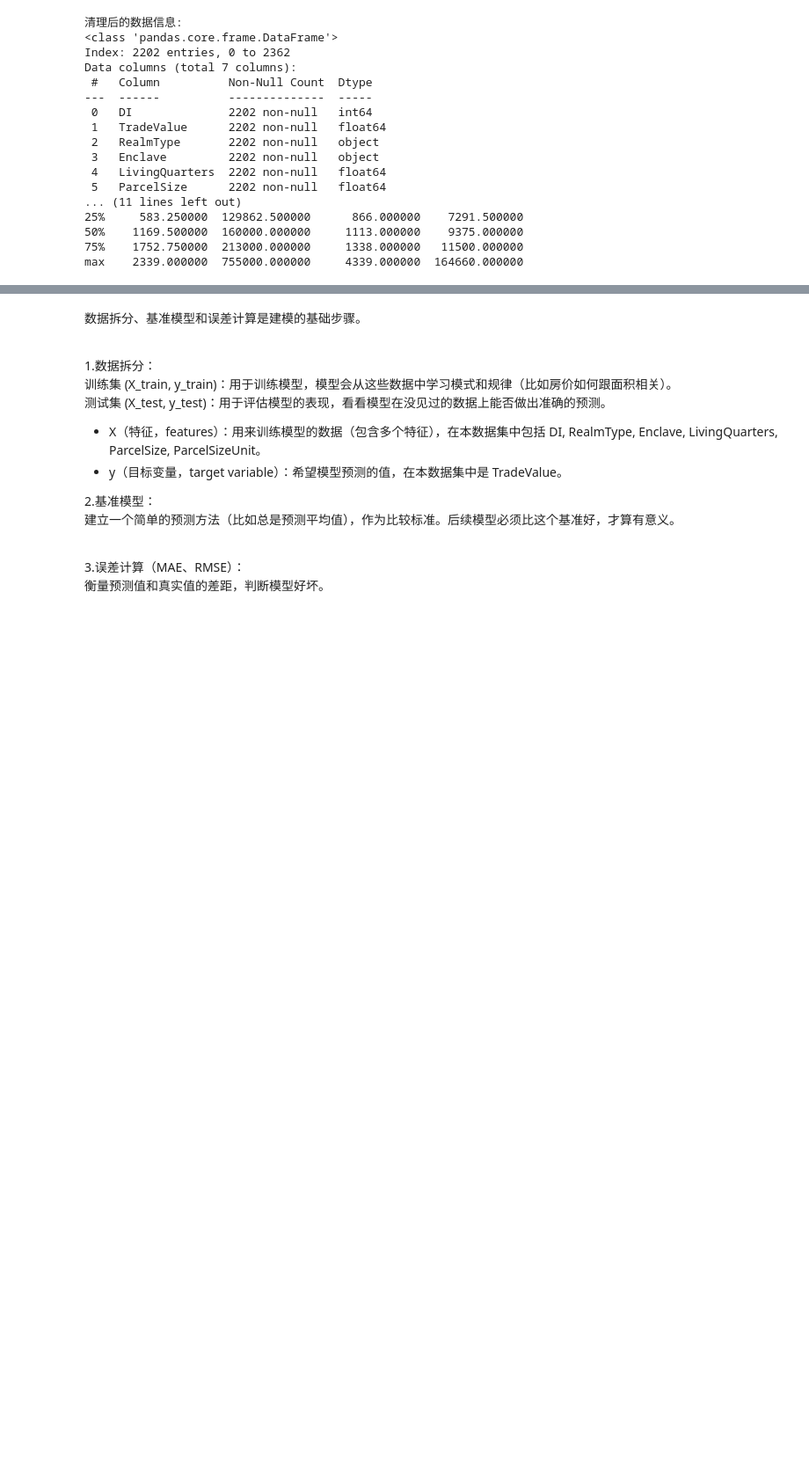
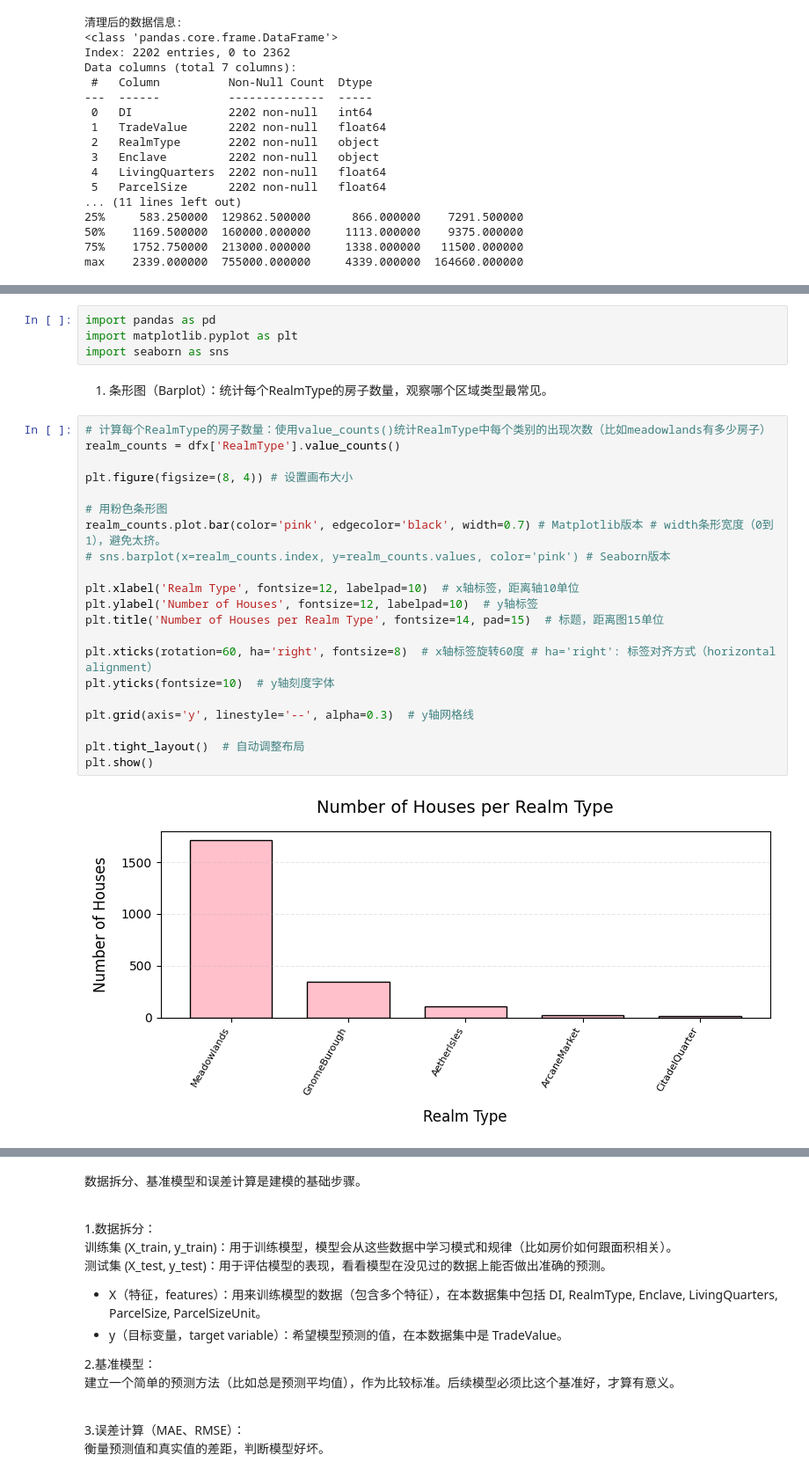
Before and after one commit to Teqden/python-datascience-notes, a Jupyter notebook: self-study/self-study.ipynb, the cells around one changed output, grey strips where cells are left out. Shown: that part at 88% size. Saved outputs shown, nothing was run; the diff lists cells and outputs as text; blank space fills up the shorter version.

```diff
--- a/self-study/self-study.ipynb
+++ b/self-study/self-study.ipynb
@@ -331,0 +341,29 @@ max    2339.000000  755000.000000     4339.000000  164660.000000
+# %%
+import pandas as pd
+import matplotlib.pyplot as plt
+import seaborn as sns
+# %% [markdown]
+1. 条形图（Barplot）：统计每个RealmType的房子数量，观察哪个区域类型最常见。
+# %%
+# 计算每个RealmType的房子数量：使用value_counts()统计RealmType中每个类别的出现次数（比如meadowlands有多少房子）
+realm_counts = dfx['RealmType'].value_counts()
+
+plt.figure(figsize=(8, 4)) # 设置画布大小
+
+# 用粉色条形图
+realm_counts.plot.bar(color='pink', edgecolor='black', width=0.7) # Matplotlib版本 # width条形宽度（0到1），避免太挤。
+# sns.barplot(x=realm_counts.index, y=realm_counts.values, color='pink') # Seaborn版本
+
+plt.xlabel('Realm Type', fontsize=12, labelpad=10)  # x轴标签，距离轴10单位
+plt.ylabel('Number of Houses', fontsize=12, labelpad=10)  # y轴标签
+plt.title('Number of Houses per Realm Type', fontsize=14, pad=15)  # 标题，距离图15单位
+
+plt.xticks(rotation=60, ha='right', fontsize=8)  # x轴标签旋转60度 # ha='right': 标签对齐方式（horizontal alignment）
+plt.yticks(fontsize=10)  # y轴刻度字体
+
+plt.grid(axis='y', linestyle='--', alpha=0.3)  # y轴网格线
+
+plt.tight_layout()  # 自动调整布局
+plt.show()
+# %% [output]
+[figure, added]
```
Also changed, not shown: parts of 13 cells of this notebook.
